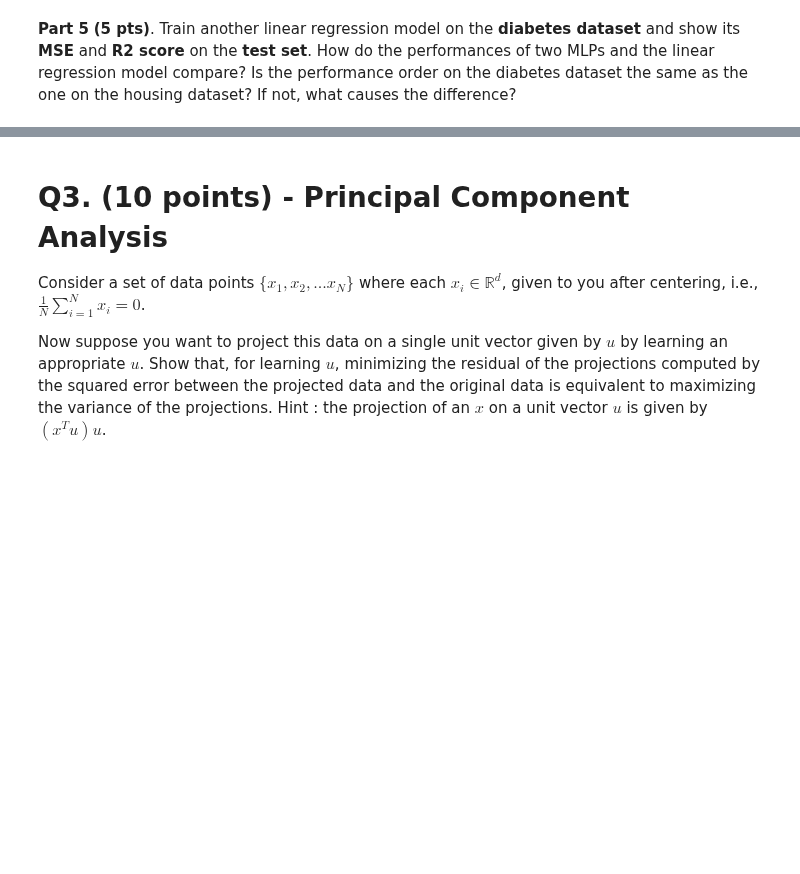
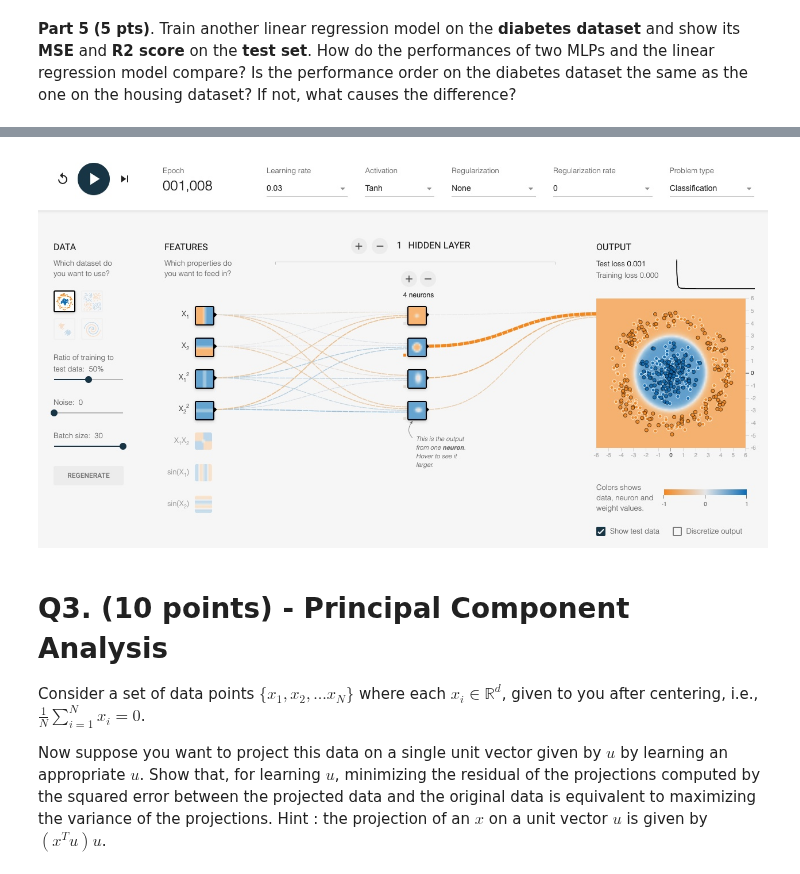
Before and after one commit to psinha25/ece381-aml, a Jupyter notebook: hw3/HW-3.ipynb, the cells around one changed output, grey strips where cells are left out. Drawn from its saved outputs; the diff is of its cells as text; code cells hidden in the pictures; blank space fills up the shorter version.

```diff
--- a/hw3/HW-3.ipynb
+++ b/hw3/HW-3.ipynb
@@ -190,3 +229,8 @@ e) **(4 pts)** Use the DEFAULT setting. Play around with any hyperparameters, ne
+# %%
+from IPython.display import Image, display
+display(Image("/content/q2_e_screenshot.jpg", width=1000, height=500))
+# %% [output]
+[figure, added]
 # %% [markdown]
 # Q3. (10 points) - Principal Component Analysis
 
```
Also changed, not shown: parts of 2 cells of this notebook.
